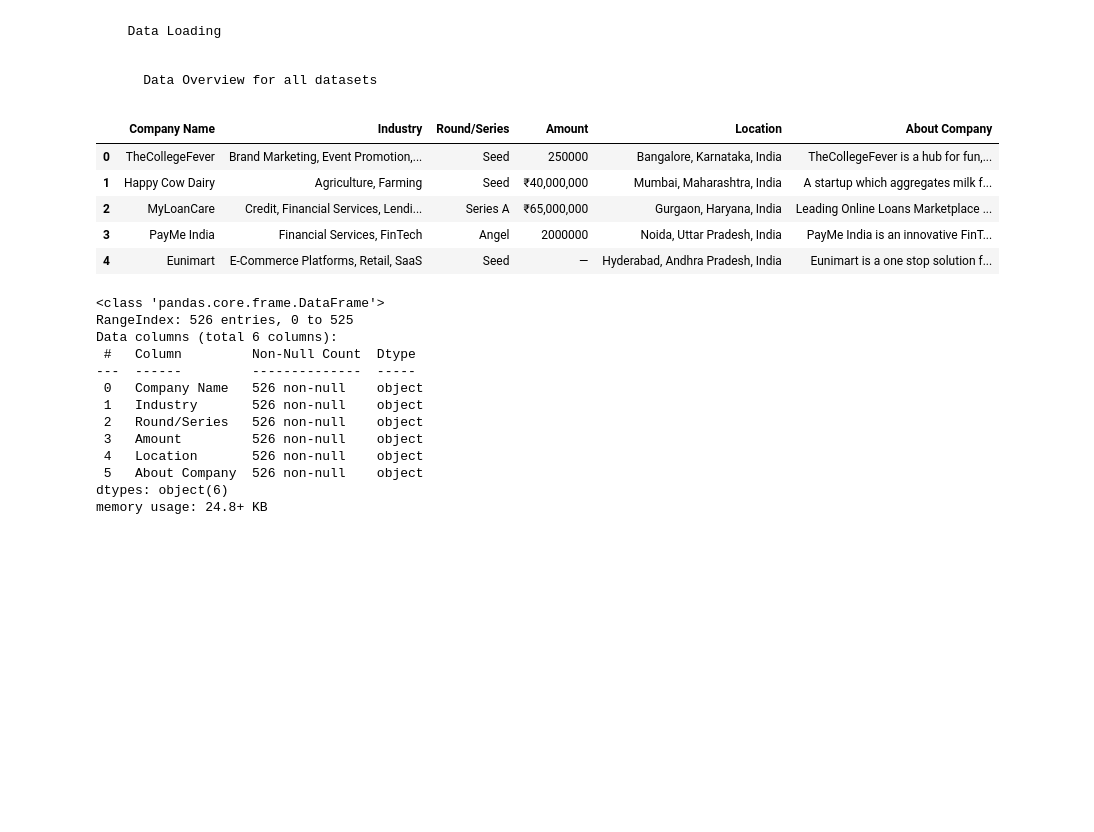
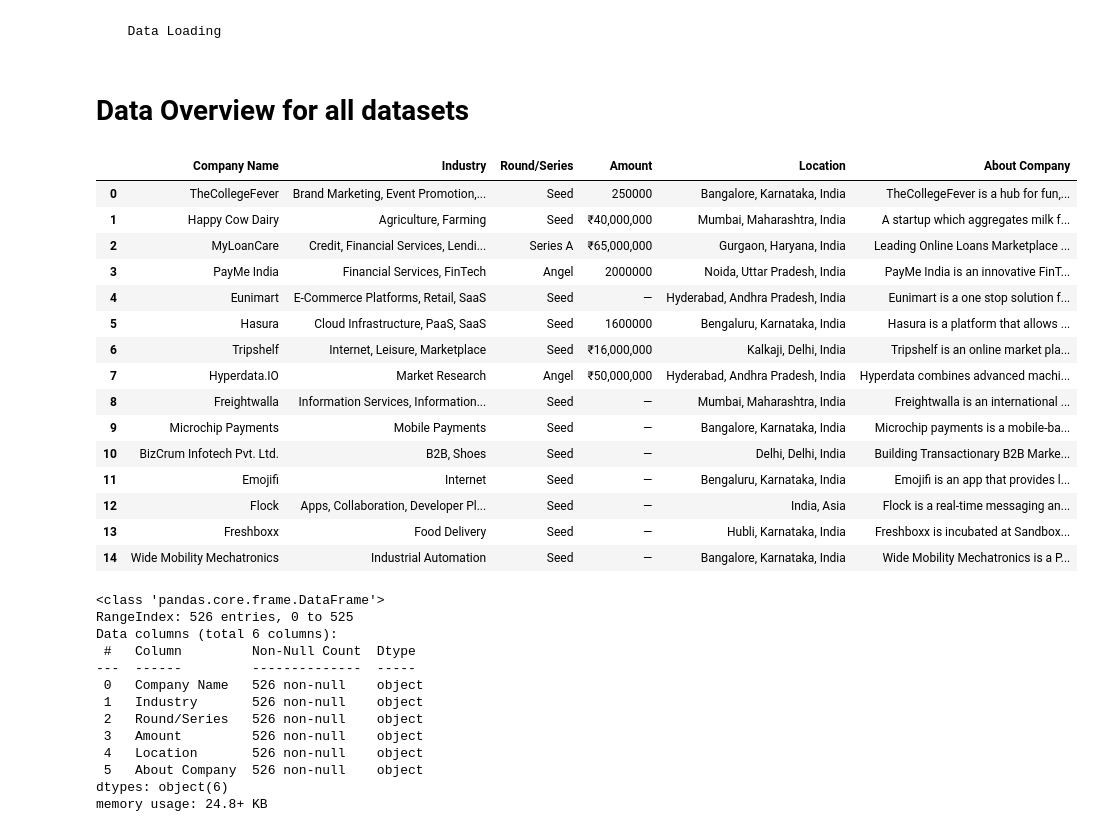
Before and after one commit to DelphinKdl/-Data-analysis-project-Data-Driven-Insights-for-Indian-Startup-Growth, a Jupyter notebook: notebook.ipynb, the cells around one changed output. Saved outputs shown, nothing was run; the diff lists cells and outputs as text; code cells hidden in the pictures; blank space fills up the shorter version.

```diff
--- a/notebook.ipynb
+++ b/notebook.ipynb
@@ -45,17 +45,27 @@ data_2019 = pd.read_csv('dataset\startup_funding2019.csv')
 data_2020 = pd.read_sql(query1, connection)
 data_2021 = pd.read_sql(query2, connection)
 # %% [markdown]
-        Data Overview for all datasets
+#   Data Overview for all datasets
 # %%
 #  Exploring the First Few Rows  of the Data of 2018
-data_2018.head()
+data_2018.head(15)
 # %% [output]
 |  | Company Name | Industry | Round/Series | Amount | Location | About Company |
 | 0 | TheCollegeFever | Brand Marketing, Event Promotion,... | Seed | 250000 | Bangalore, Karnataka, India | TheCollegeFever is a hub for fun,... |
 | 1 | Happy Cow Dairy | Agriculture, Farming | Seed | ₹40,000,000 | Mumbai, Maharashtra, India | A startup which aggregates milk f... |
 | 2 | MyLoanCare | Credit, Financial Services, Lendi... | Series A | ₹65,000,000 | Gurgaon, Haryana, India | Leading Online Loans Marketplace ... |
 | 3 | PayMe India | Financial Services, FinTech | Angel | 2000000 | Noida, Uttar Pradesh, India | PayMe India is an innovative FinT... |
 | 4 | Eunimart | E-Commerce Platforms, Retail, SaaS | Seed | — | Hyderabad, Andhra Pradesh, India | Eunimart is a one stop solution f... |
+| 5 | Hasura | Cloud Infrastructure, PaaS, SaaS | Seed | 1600000 | Bengaluru, Karnataka, India | Hasura is a platform that allows ... |
+| 6 | Tripshelf | Internet, Leisure, Marketplace | Seed | ₹16,000,000 | Kalkaji, Delhi, India | Tripshelf is an online market pla... |
+| 7 | Hyperdata.IO | Market Research | Angel | ₹50,000,000 | Hyderabad, Andhra Pradesh, India | Hyperdata combines advanced machi... |
+| 8 | Freightwalla | Information Services, Information... | Seed | — | Mumbai, Maharashtra, India | Freightwalla is an international ... |
+| 9 | Microchip Payments | Mobile Payments | Seed | — | Bangalore, Karnataka, India | Microchip payments is a mobile-ba... |
+| 10 | BizCrum Infotech Pvt. Ltd. | B2B, Shoes | Seed | — | Delhi, Delhi, India | Building Transactionary B2B Marke... |
+| 11 | Emojifi | Internet | Seed | — | Bengaluru, Karnataka, India | Emojifi is an app that provides l... |
+| 12 | Flock | Apps, Collaboration, Developer Pl... | Seed | — | India, Asia | Flock is a real-time messaging an... |
+| 13 | Freshboxx | Food Delivery | Seed | — | Hubli, Karnataka, India | Freshboxx is incubated at Sandbox... |
+| 14 | Wide Mobility Mechatronics | Industrial Automation | Seed | — | Bangalore, Karnataka, India | Wide Mobility Mechatronics is a P... |
 # %%
 # getting informationabout the 2018 data set
 data_2018.info()
```
Also changed, not shown: parts of 7 cells of this notebook.
